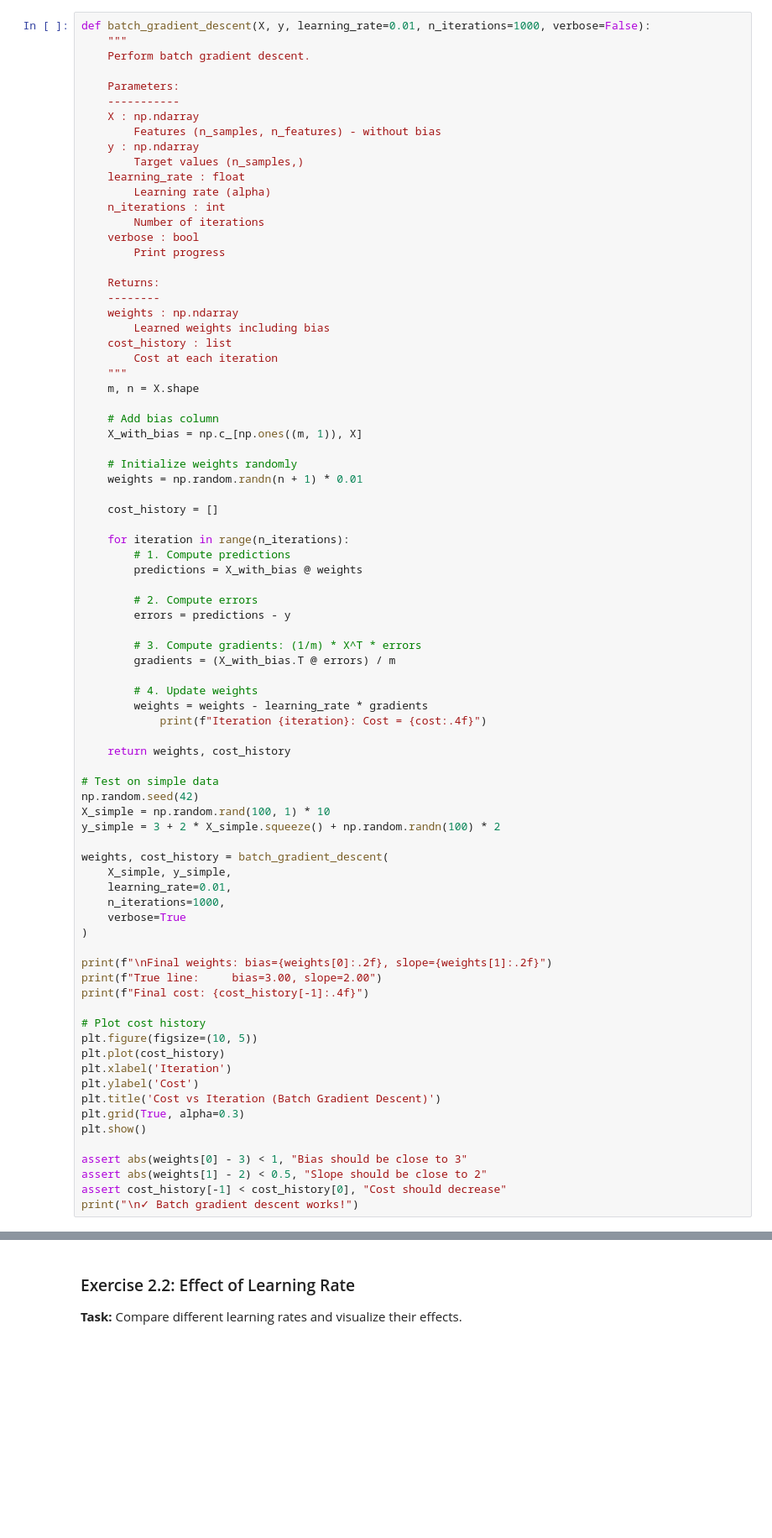
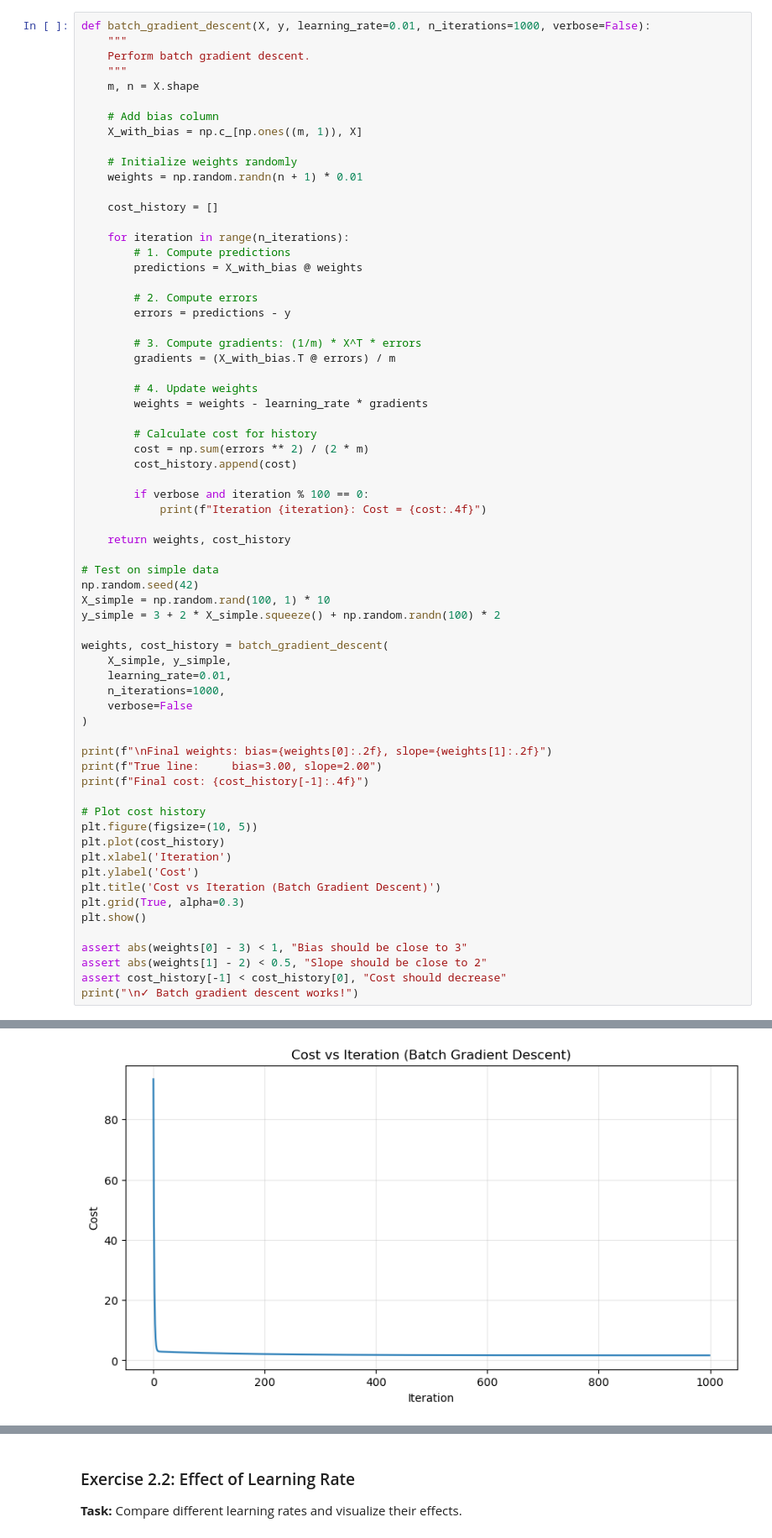
Before and after one commit to jumpingsphinx/jumpingsphinx.github.io, a Jupyter notebook: notebooks/module2-regression/solutions/solution_exercise2-gradient-descent.ipynb, the cells around one changed output, grey strips where cells are left out. Shown at 84% size. Cells and saved outputs as stored; diff of their text form; blank space fills up the shorter version.

```diff
--- a/notebooks/module2-regression/solutions/solution_exercise2-gradient-descent.ipynb
+++ b/notebooks/module2-regression/solutions/solution_exercise2-gradient-descent.ipynb
@@ -124,26 +132,6 @@ print("\n✓ Cost function implemented correctly!")
 def batch_gradient_descent(X, y, learning_rate=0.01, n_iterations=1000, verbose=False):
     """
     Perform batch gradient descent.
-
-    Parameters:
-    -----------
-    X : np.ndarray
-        Features (n_samples, n_features) - without bias
-    y : np.ndarray
-        Target values (n_samples,)
-    learning_rate : float
-        Learning rate (alpha)
-    n_iterations : int
-        Number of iterations
-    verbose : bool
-        Print progress
-
-    Returns:
-    --------
-    weights : np.ndarray
-        Learned weights including bias
-    cost_history : list
-        Cost at each iteration
     """
     m, n = X.shape
 
@@ -167,6 +155,12 @@ def batch_gradient_descent(X, y, learning_rate=0.01, n_iterations=1000, verbose=
 
         # 4. Update weights
         weights = weights - learning_rate * gradients
+
+        # Calculate cost for history
+        cost = np.sum(errors ** 2) / (2 * m)
+        cost_history.append(cost)
+
+        if verbose and iteration % 100 == 0:
             print(f"Iteration {iteration}: Cost = {cost:.4f}")
 
     return weights, cost_history
@@ -180,7 +174,7 @@ weights, cost_history = batch_gradient_descent(
     X_simple, y_simple,
     learning_rate=0.01,
     n_iterations=1000,
-    verbose=True
+    verbose=False
 )
 
 print(f"\nFinal weights: bias={weights[0]:.2f}, slope={weights[1]:.2f}")
@@ -200,3 +194,4 @@ assert abs(weights[0] - 3) < 1, "Bias should be close to 3"
 assert abs(weights[1] - 2) < 0.5, "Slope should be close to 2"
 assert cost_history[-1] < cost_history[0], "Cost should decrease"
 print("\n✓ Batch gradient descent works!")
+# %% [output]
@@ -202,0 +201 @@ print("\n✓ Batch gradient descent works!")
+[figure, added]
```
Also changed, not shown: parts of 13 cells of this notebook, 40 other files.
